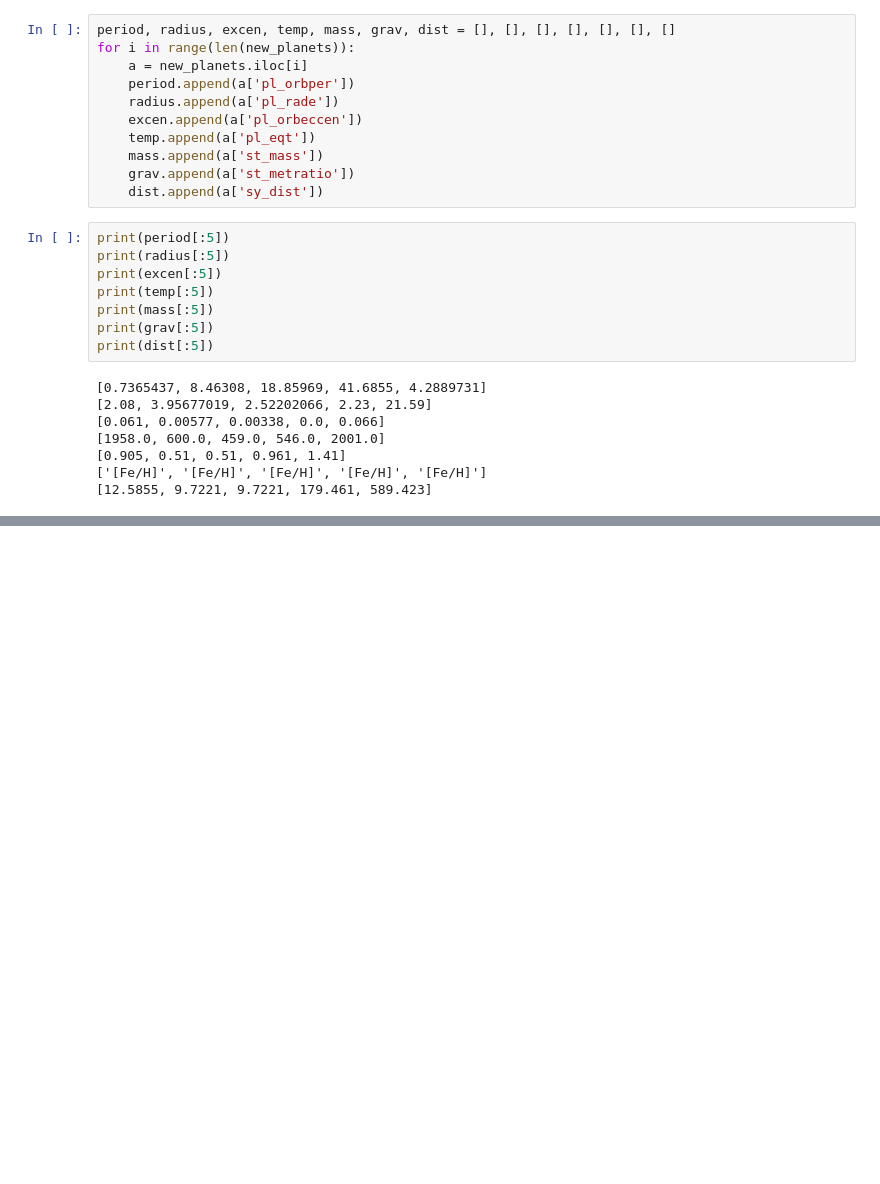
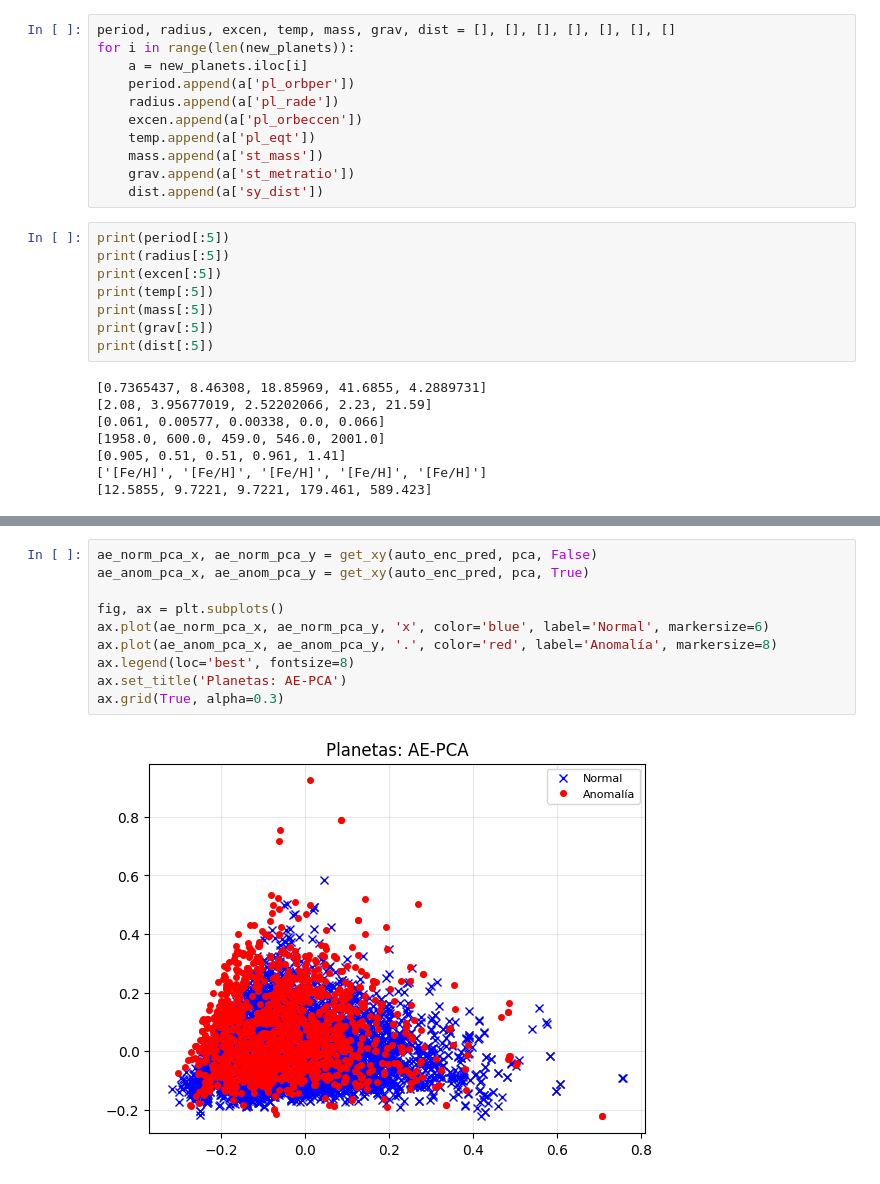
Before and after one commit to Kurocaguama/PCIC, a Jupyter notebook: Detección de Anomalías/Exoplanetas.ipynb, the cells around one changed output, grey strips where cells are left out. Saved outputs shown, nothing was run; the diff lists cells and outputs as text; blank space fills up the shorter version.

```diff
--- a/Detección de Anomalías/Exoplanetas.ipynb
+++ b/Detección de Anomalías/Exoplanetas.ipynb
@@ -208,0 +393,12 @@ for _ in full_list:
+# %%
+ae_norm_pca_x, ae_norm_pca_y = get_xy(auto_enc_pred, pca, False)
+ae_anom_pca_x, ae_anom_pca_y = get_xy(auto_enc_pred, pca, True)
+
+fig, ax = plt.subplots()
+ax.plot(ae_norm_pca_x, ae_norm_pca_y, 'x', color='blue', label='Normal', markersize=6)
+ax.plot(ae_anom_pca_x, ae_anom_pca_y, '.', color='red', label='Anomalía', markersize=8)
+ax.legend(loc='best', fontsize=8)
+ax.set_title('Planetas: AE-PCA')
+ax.grid(True, alpha=0.3)
+# %% [output]
+[figure, added]
```
Also changed, not shown: parts of 19 cells of this notebook.
